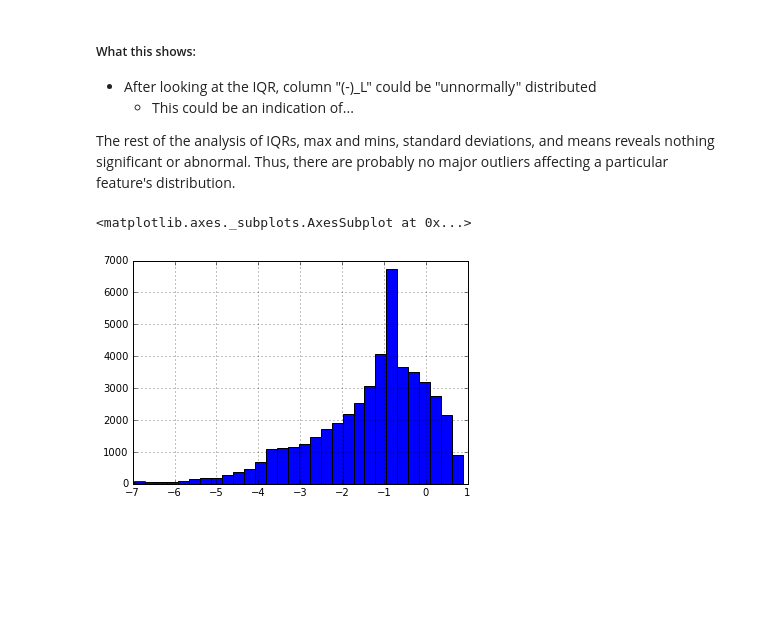
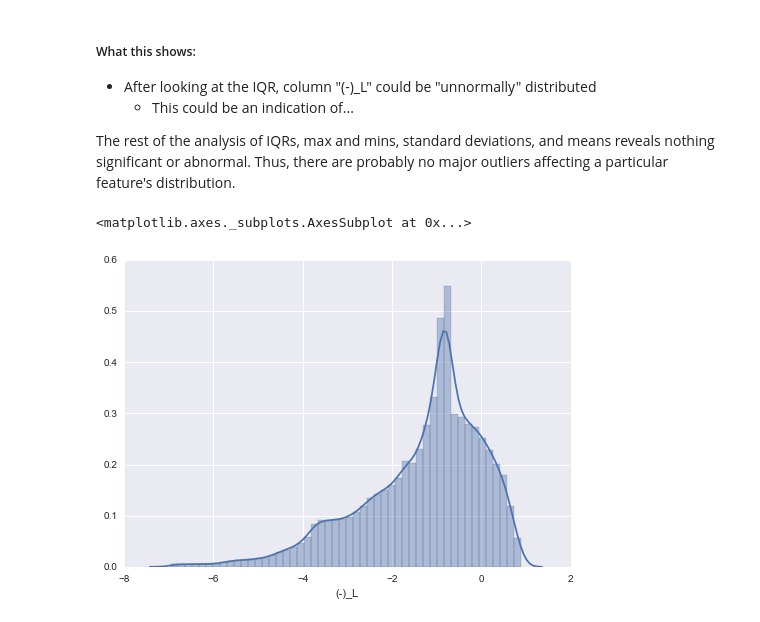
Before and after one commit to jmillergirvetz/rosetta-ann, a Jupyter notebook: eda/rosetta-ann-eda.ipynb, the cells around one changed output. Drawn from its saved outputs; the diff is of its cells as text; code cells hidden in the pictures; blank space fills up the shorter version.

Commit message:
Updated plot

```diff
--- a/eda/rosetta-ann-eda.ipynb
+++ b/eda/rosetta-ann-eda.ipynb
@@ -179,10 +180,10 @@ df.describe().T
     * This could be an indication of...
 
 The rest of the analysis of IQRs, max and mins, standard deviations, and means reveals nothing significant or abnormal. Thus, there are probably no major outliers affecting a particular feature's distribution.
-# %%
-df['(-)_L'].hist(bins=30)
-# %% [output]
-<matplotlib.axes._subplots.AxesSubplot at 0x...>
-[figure, removed]
+# %%
+sns.distplot(df['(-)_L'], kde=True)
+# %% [output]
+<matplotlib.axes._subplots.AxesSubplot at 0x...>
+[figure, added]
 # %%
 df.to_csv('../data/rosetta-ann_pyformat.csv', sep=',')
```
Also changed, not shown: parts of 1 cell of this notebook.
